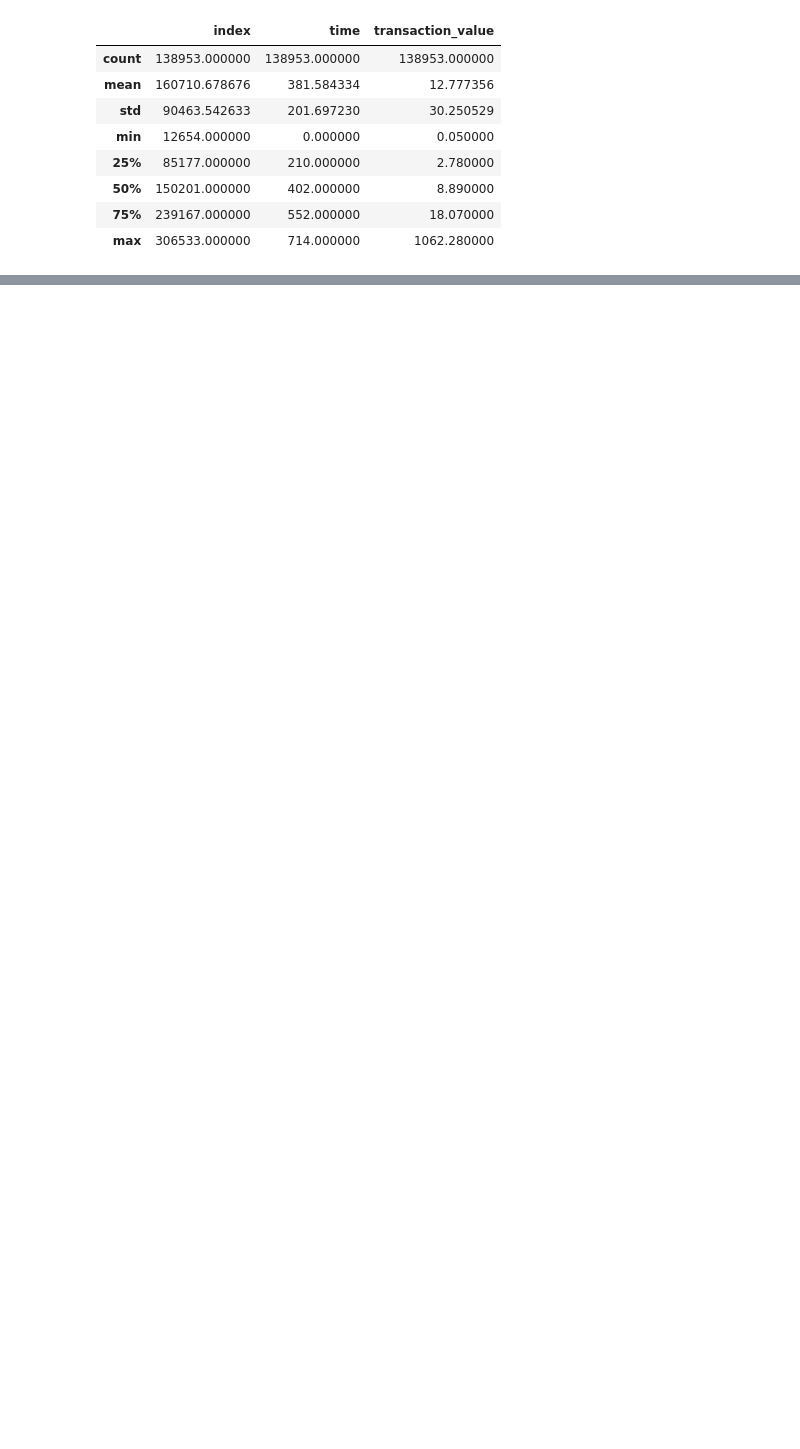
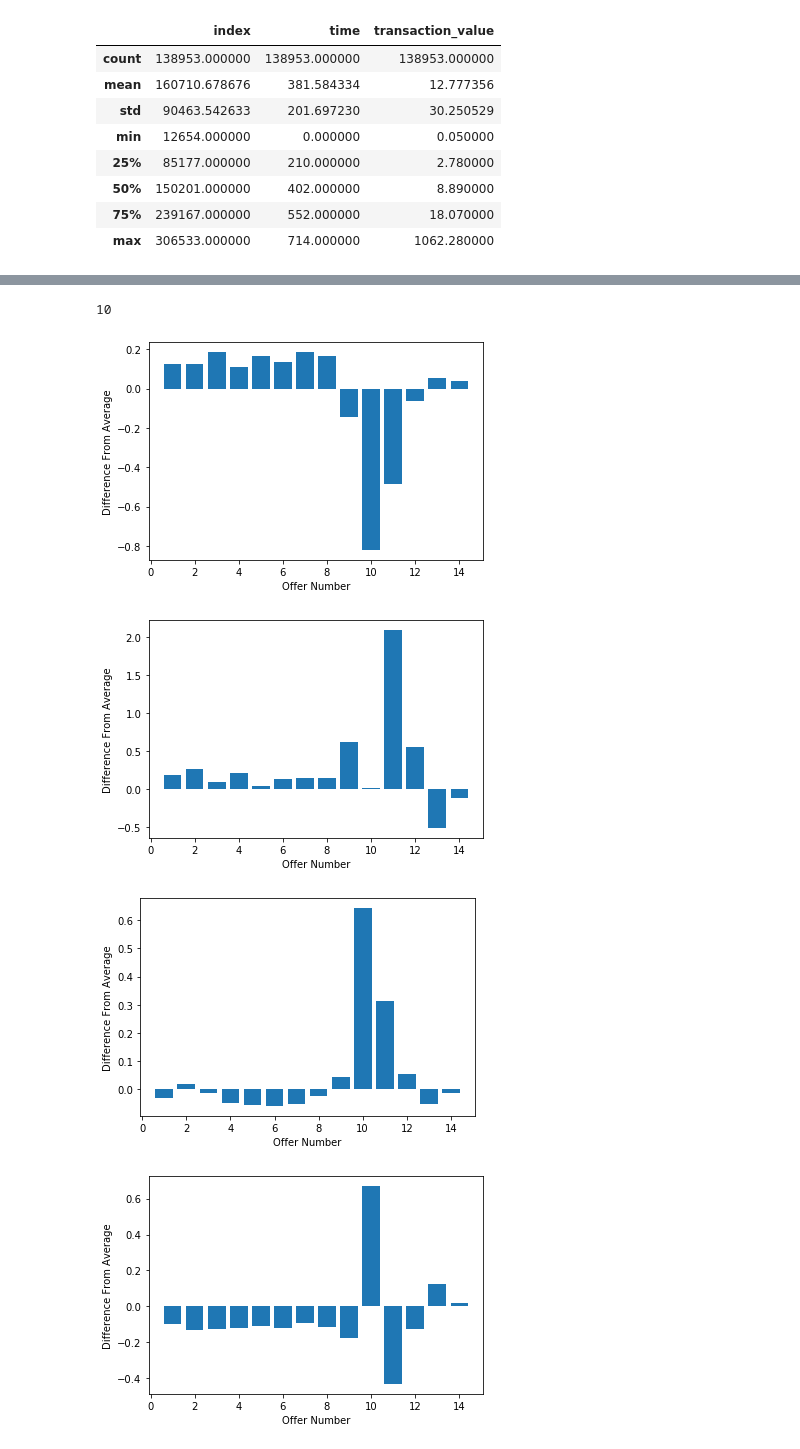
Before and after one commit to sandytat03/starbucks_dsnd_project, a Jupyter notebook: Starbucks_Capstone_notebook.ipynb, the cells around one changed output, grey strips where cells are left out. Cells and saved outputs as stored; diff of their text form; code cells hidden in the pictures; blank space fills up the shorter version.

```diff
--- a/Starbucks_Capstone_notebook.ipynb
+++ b/Starbucks_Capstone_notebook.ipynb
@@ -673,0 +531,22 @@ income: 65053.00
+# %%
+profile_offer_completed['cluster'].nunique()
+# %% [output]
+10
+# %%
+total_proportions = profile_offer_completed[offer_cols].mean()
+
+for i in range(10):
+    plt.figure(i)
+    cluster_df = profile_offer_completed[profile_offer_completed['cluster'] == i]
+    cluster_proportions = cluster_df[offer_cols].mean()
+
+    diff = cluster_proportions - total_proportions
+    plt.bar(range(1, 15), diff)
+    plt.xlabel('Offer Number')
+    plt.ylabel('Difference From Average')
+plt.show()
+# %% [output]
+[figure, added]
+[figure, added]
+[figure, added]
+[figure, added]
```
Also changed, not shown: parts of 80 cells of this notebook.
